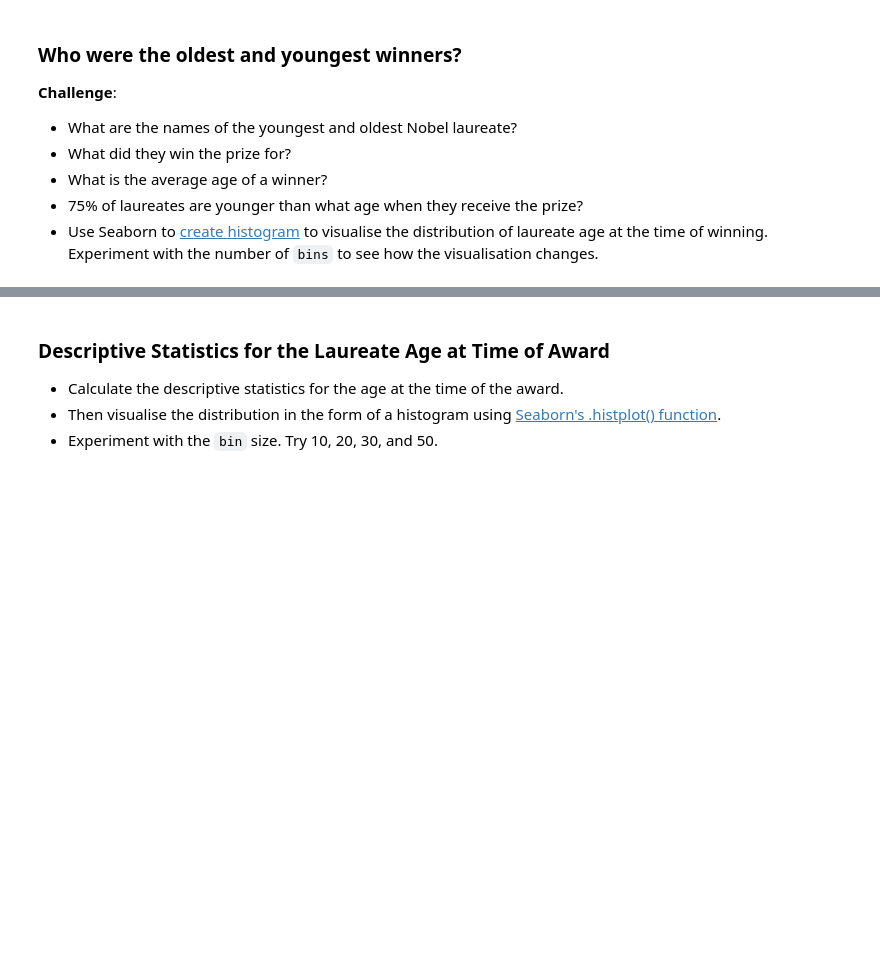
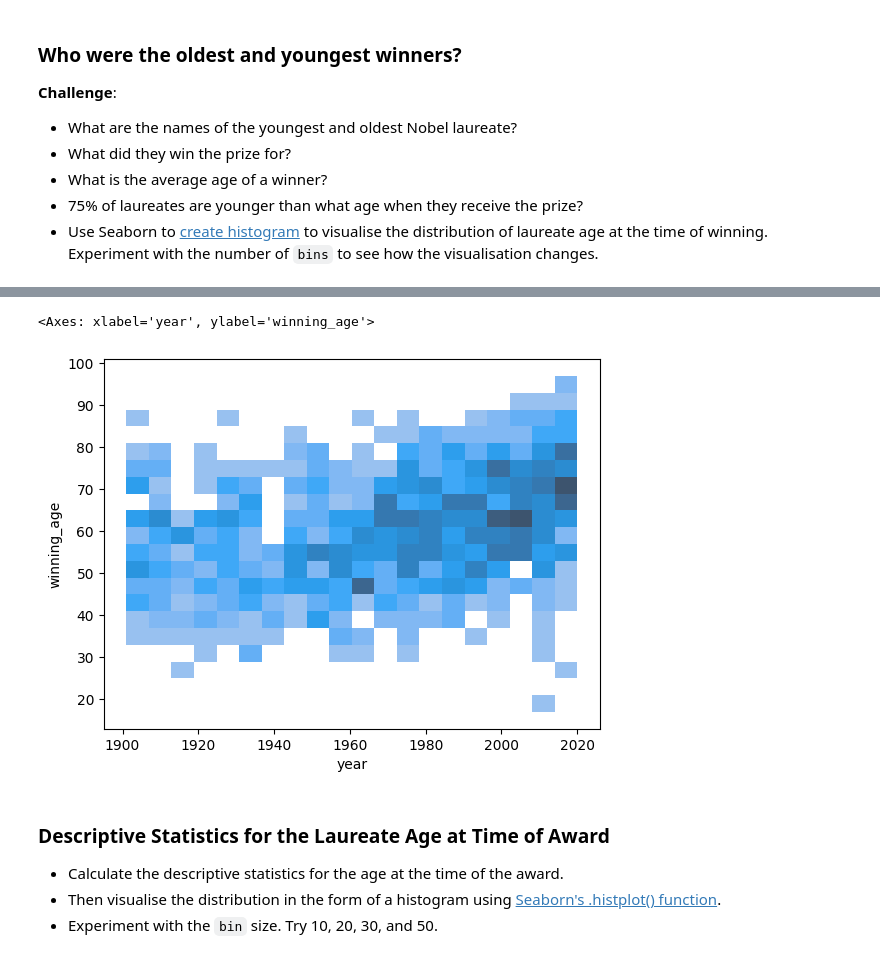
Before and after one commit to J-Bills/day_79, a Jupyter notebook: Nobel+Prize+Analysis+Start/Nobel_Prize_Analysis_(start).ipynb, the cells around one changed output, grey strips where cells are left out. Saved outputs shown, nothing was run; the diff lists cells and outputs as text; code cells hidden in the pictures; blank space fills up the shorter version.

Commit message:
created histogram showing the ages at which prizes have been awarded

```diff
--- a/Nobel+Prize+Analysis+Start/Nobel_Prize_Analysis_(start).ipynb
+++ b/Nobel+Prize+Analysis+Start/Nobel_Prize_Analysis_(start).ipynb
@@ -924,0 +922,13 @@ AttributeError: Can only use .dt accessor with datetimelike values
+# %%
+bd_df = df_data[['full_name', 'birth_date', 'year']].drop_duplicates('full_name')
+
+bd_df['birth_date'] = pd.to_datetime(bd_df['birth_date'], yearfirst=True, exact=False)
+# bd_df['year'] = pd.to_datetime(bd_df['year'], yearfirst=True, exact=False)
+
+print("""converted to string to avoid the annoying epoch and year starting at 1970""")
+print("""Have to do this when year value is less that 1970!!!""")
+bd_df['year'] = pd.to_datetime(bd_df['year'].astype('str'), format='%Y')
+
+bd_df['winning_age'] = (bd_df['year'].dt.year - bd_df['birth_date'].dt.year)
+bd_df.dropna(axis=0, how='any', inplace=True)
+print(bd_df.sort_values('winning_age'))
@@ -934,3 +983,8 @@ AttributeError: Can only use .dt accessor with datetimelike values
+# %%
+sns.histplot(bd_df, x='year', y='winning_age',bins=60 )
+# %% [output]
+<Axes: xlabel='year', ylabel='winning_age'>
+[figure, added]
 # %% [markdown]
 ### Descriptive Statistics for the Laureate Age at Time of Award
 
```
Also changed, not shown: parts of 3 cells of this notebook.
